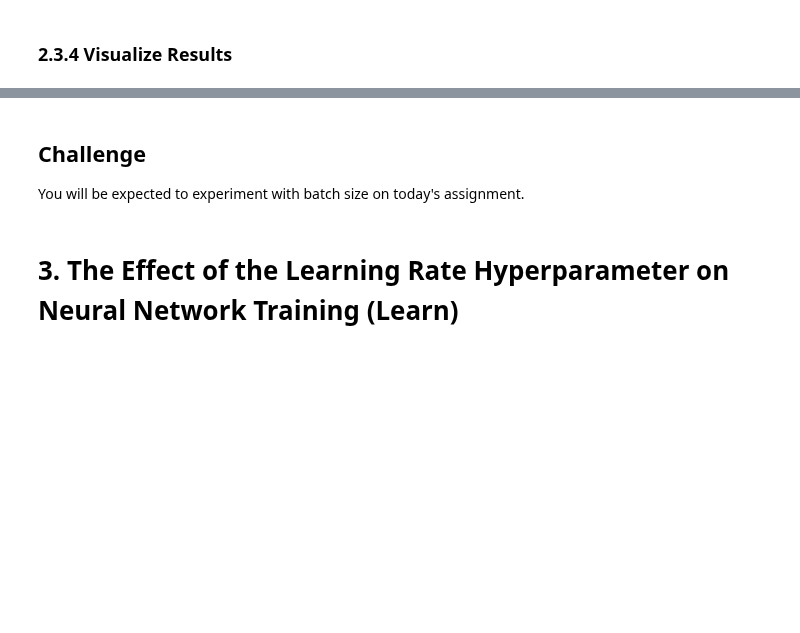
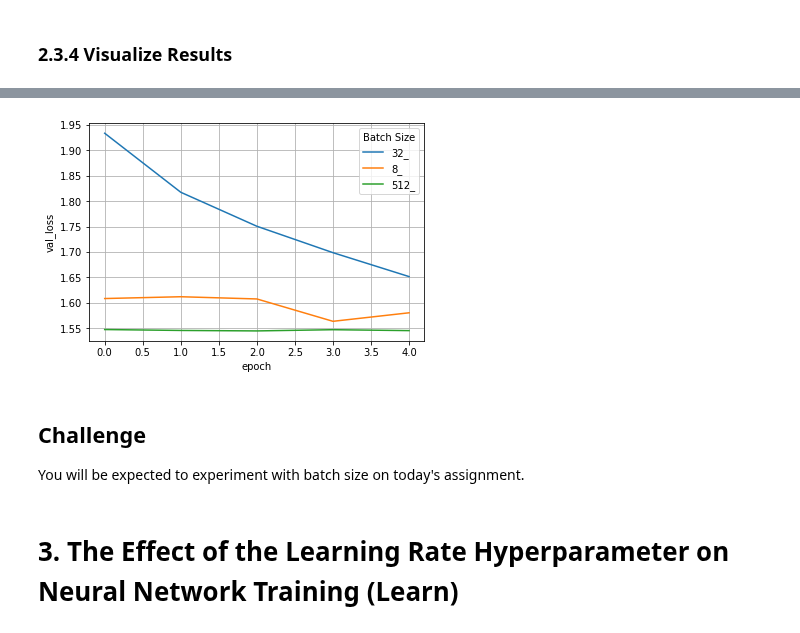
Before and after one commit to bloominstituteoftechnology/DS-Unit-4-Sprint-2-Neural-Networks, a Jupyter notebook: module2-Train/LS_DS_422_Train_Lecture.ipynb, the cells around one changed output, grey strips where cells are left out. Saved outputs shown, nothing was run; the diff lists cells and outputs as text; code cells hidden in the pictures; blank space fills up the shorter version.

```diff
--- a/module2-Train/LS_DS_422_Train_Lecture.ipynb
+++ b/module2-Train/LS_DS_422_Train_Lecture.ipynb
@@ -483,5 +600,8 @@ sns.lineplot(x='epoch', y='val_accuracy', hue='Batch Size', data=df);
 # %%
 sns.lineplot(x='epoch', y='val_loss', hue='Batch Size', data=df);
+plt.grid()
+# %% [output]
+[figure, added]
 # %% [markdown]
 ## Challenge
 
```
Also changed, not shown: parts of 34 cells of this notebook.
